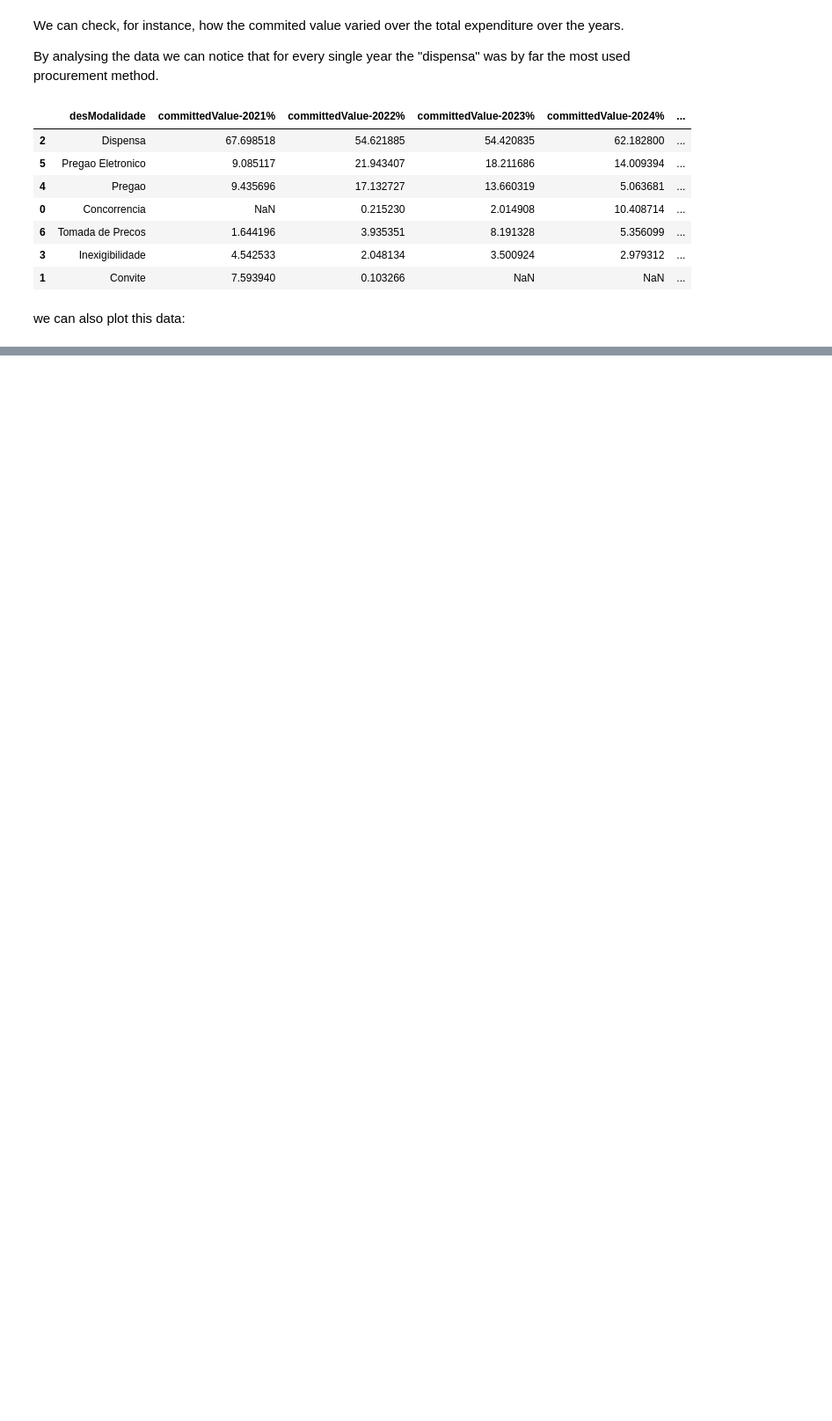
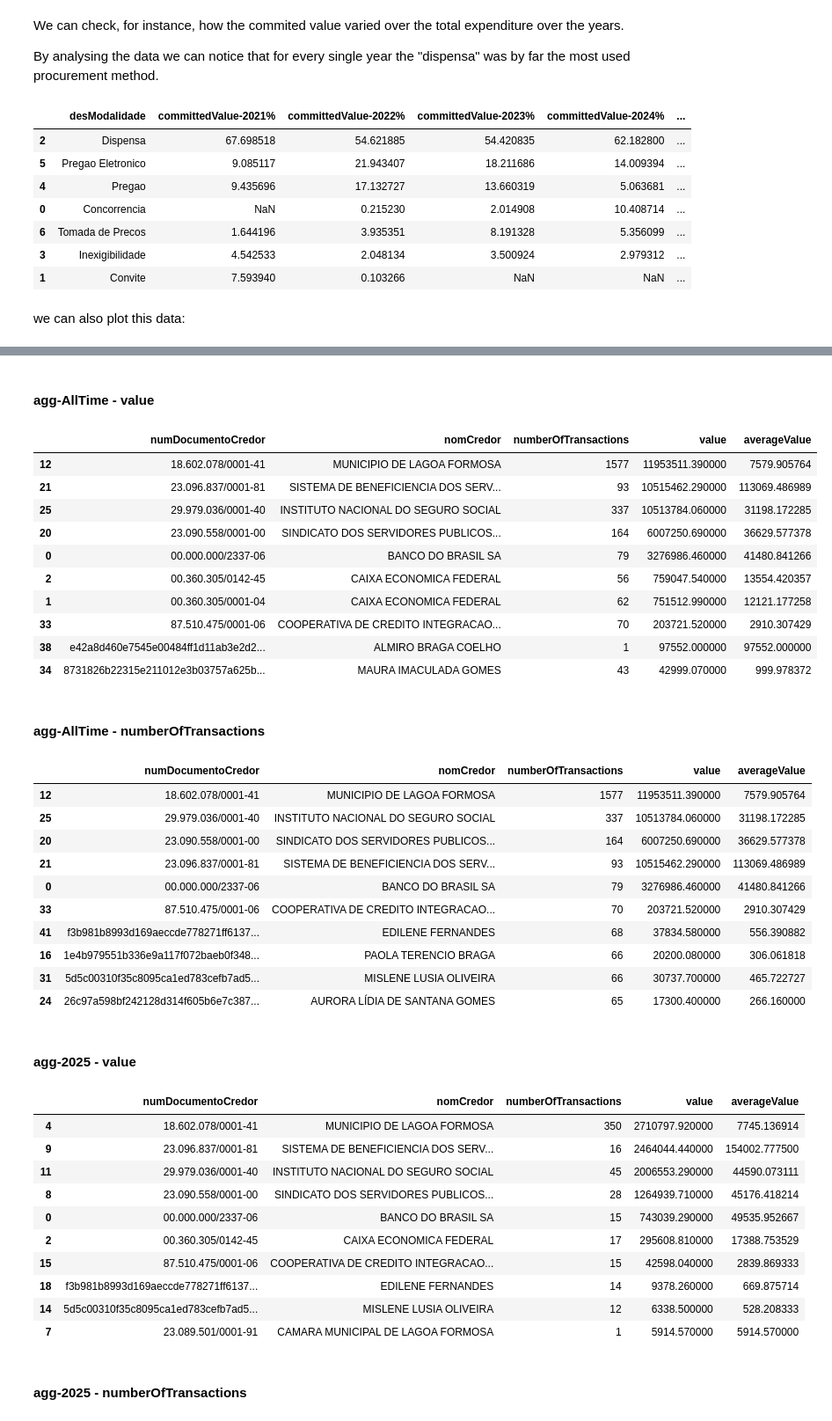
Before and after one commit to gbrielgustavo/portal-transparencia-publicenter, a Jupyter notebook: project.ipynb, the cells around one changed output, grey strips where cells are left out. Shown at 88% size. Drawn from its saved outputs; the diff is of its cells as text; code cells hidden in the pictures; blank space fills up the shorter version.

```diff
--- a/project.ipynb
+++ b/project.ipynb
@@ -699,0 +733,78 @@ Bellow we have the graph generated
+# %%
+# Converting the datMovimento to datetime, so we can filter it latter
+offBudgetDf['datMovimento'] = pd.to_datetime(offBudgetDf["datMovimento"],format="%Y-%m-%d")
+offBudgetDf['year'] = offBudgetDf['datMovimento'].dt.year
+# %%
+from IPython.display import display, Markdown
+
+def aggregateOffBudgetaryData(df):
+    offBudgetDfAggData = df.groupby("numDocumentoCredor", as_index=False).agg(
+        nomCredor=("nomCredor", "first"),
+        numberOfTransactions = ("numDocumentoCredor", "count"),
+        value = ("vlrDespesa", "sum")
+    )
+    offBudgetDfAggData['averageValue'] = offBudgetDfAggData['value'] / offBudgetDfAggData['numberOfTransactions']
+
+    return offBudgetDfAggData.copy()
+
+offBudgetDict = {}
+
+offBudgetDict['agg-AllTime'] = aggregateOffBudgetaryData(offBudgetDf)
+
+for year in offBudgetDf['year'].unique():
+    filter = offBudgetDf[offBudgetDf['year'] == year]
+    offBudgetDict[f'agg-{year}'] = aggregateOffBudgetaryData(filter)
+
+
+def brl(x):
+    return f"R$ {x:,.2f}".replace(",", "X").replace(".", ",").replace("X", ".")
+
+currencyFormat = {
+    "committedValue": brl,
+    "averageReceived": brl
+}
+
+selectedDfs = ['agg-AllTime', 'agg-2025']
+
+for key in selectedDfs:
+    for column in ["value", "numberOfTransactions"]:
+        display(Markdown(f"#### {key} - {column}"))
+        display(offBudgetDict[key].sort_values(column, ascending=False).head(10).style.format(currencyFormat))
+# %% [output]
+#### agg-AllTime - value
+|  | numDocumentoCredor | nomCredor | numberOfTransactions | value | averageValue |
+| 12 | 18.602.078/0001-41 | MUNICIPIO DE LAGOA FORMOSA | 1577 | 11953511.390000 | 7579.905764 |
+| 21 | 23.096.837/0001-81 | SISTEMA DE BENEFICIENCIA DOS SERV... | 93 | 10515462.290000 | 113069.486989 |
+| 25 | 29.979.036/0001-40 | INSTITUTO NACIONAL DO SEGURO SOCIAL | 337 | 10513784.060000 | 31198.172285 |
+| 20 | 23.090.558/0001-00 | SINDICATO DOS SERVIDORES PUBLICOS... | 164 | 6007250.690000 | 36629.577378 |
+| 0 | 00.000.000/2337-06 | BANCO DO BRASIL SA | 79 | 3276986.460000 | 41480.841266 |
+| 2 | 00.360.305/0142-45 | CAIXA ECONOMICA FEDERAL | 56 | 759047.540000 | 13554.420357 |
+| 1 | 00.360.305/0001-04 | CAIXA ECONOMICA FEDERAL | 62 | 751512.990000 | 12121.177258 |
+| 33 | 87.510.475/0001-06 | COOPERATIVA DE CREDITO INTEGRACAO... | 70 | 203721.520000 | 2910.307429 |
+| 38 | e42a8d460e7545e00484ff1d11ab3e2d2... | ALMIRO BRAGA COELHO | 1 | 97552.000000 | 97552.000000 |
+| 34 | 8731826b22315e211012e3b03757a625b... | MAURA IMACULADA GOMES | 43 | 42999.070000 | 999.978372 |
+#### agg-AllTime - numberOfTransactions
+|  | numDocumentoCredor | nomCredor | numberOfTransactions | value | averageValue |
+| 12 | 18.602.078/0001-41 | MUNICIPIO DE LAGOA FORMOSA | 1577 | 11953511.390000 | 7579.905764 |
+| 25 | 29.979.036/0001-40 | INSTITUTO NACIONAL DO SEGURO SOCIAL | 337 | 10513784.060000 | 31198.172285 |
+| 20 | 23.090.558/0001-00 | SINDICATO DOS SERVIDORES PUBLICOS... | 164 | 6007250.690000 | 36629.577378 |
+| 21 | 23.096.837/0001-81 | SISTEMA DE BENEFICIENCIA DOS SERV... | 93 | 10515462.290000 | 113069.486989 |
+| 0 | 00.000.000/2337-06 | BANCO DO BRASIL SA | 79 | 3276986.460000 | 41480.841266 |
+| 33 | 87.510.475/0001-06 | COOPERATIVA DE CREDITO INTEGRACAO... | 70 | 203721.520000 | 2910.307429 |
+| 41 | f3b981b8993d169aeccde778271ff6137... | EDILENE FERNANDES | 68 | 37834.580000 | 556.390882 |
+| 16 | 1e4b979551b336e9a117f072baeb0f348... | PAOLA TERENCIO BRAGA | 66 | 20200.080000 | 306.061818 |
+| 31 | 5d5c00310f35c8095ca1ed783cefb7ad5... | MISLENE LUSIA OLIVEIRA | 66 | 30737.700000 | 465.722727 |
+| 24 | 26c97a598bf242128d314f605b6e7c387... | AURORA LÍDIA DE SANTANA GOMES | 65 | 17300.400000 | 266.160000 |
+#### agg-2025 - value
+|  | numDocumentoCredor | nomCredor | numberOfTransactions | value | averageValue |
+| 4 | 18.602.078/0001-41 | MUNICIPIO DE LAGOA FORMOSA | 350 | 2710797.920000 | 7745.136914 |
+| 9 | 23.096.837/0001-81 | SISTEMA DE BENEFICIENCIA DOS SERV... | 16 | 2464044.440000 | 154002.777500 |
+| 11 | 29.979.036/0001-40 | INSTITUTO NACIONAL DO SEGURO SOCIAL | 45 | 2006553.290000 | 44590.073111 |
+| 8 | 23.090.558/0001-00 | SINDICATO DOS SERVIDORES PUBLICOS... | 28 | 1264939.710000 | 45176.418214 |
+| 0 | 00.000.000/2337-06 | BANCO DO BRASIL SA | 15 | 743039.290000 | 49535.952667 |
+| 2 | 00.360.305/0142-45 | CAIXA ECONOMICA FEDERAL | 17 | 295608.810000 | 17388.753529 |
+| 15 | 87.510.475/0001-06 | COOPERATIVA DE CREDITO INTEGRACAO... | 15 | 42598.040000 | 2839.869333 |
+| 18 | f3b981b8993d169aeccde778271ff6137... | EDILENE FERNANDES | 14 | 9378.260000 | 669.875714 |
+| 14 | 5d5c00310f35c8095ca1ed783cefb7ad5... | MISLENE LUSIA OLIVEIRA | 12 | 6338.500000 | 528.208333 |
+| 7 | 23.089.501/0001-91 | CAMARA MUNICIPAL DE LAGOA FORMOSA | 1 | 5914.570000 | 5914.570000 |
+#### agg-2025 - numberOfTransactions
```
Also changed, not shown: parts of 29 cells of this notebook, 17 other files.
